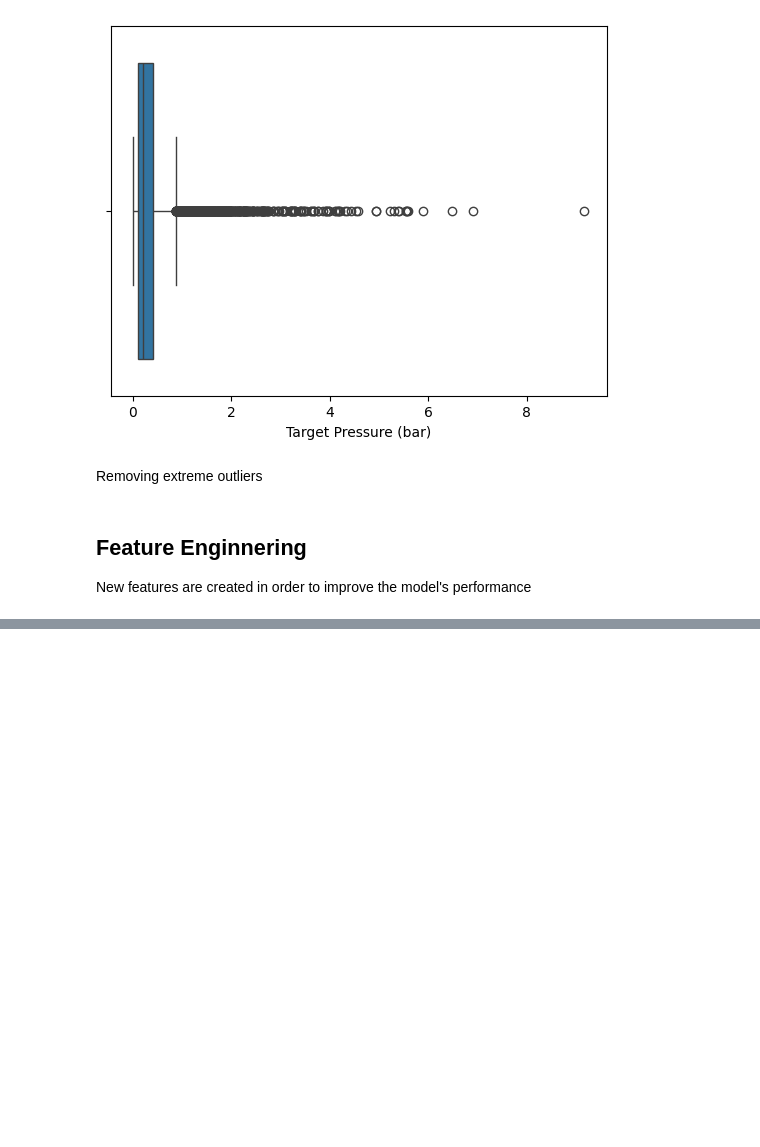
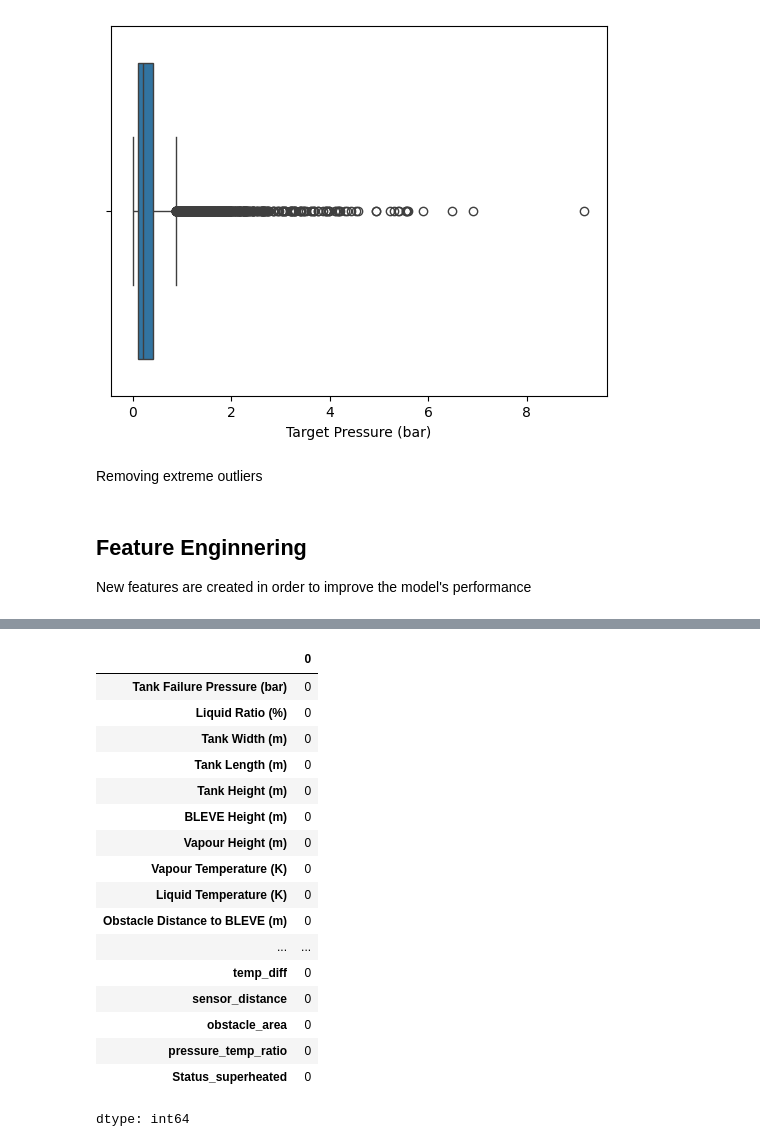
Before and after one commit to sarrinah123/ML, a Jupyter notebook: main.ipynb, the cells around one changed output, grey strips where cells are left out. Saved outputs shown, nothing was run; the diff lists cells and outputs as text; code cells hidden in the pictures; blank space fills up the shorter version.

```diff
--- a/main.ipynb
+++ b/main.ipynb
@@ -193,0 +289,3 @@ test["tank_ratio"] = test["Tank Width (m)"] / test["Tank Length (m)"]
+# %%
+train["Status"] = train["Status"].str.lower().str.strip()
+test["Status"] = test["Status"].str.lower().str.strip()
@@ -193,0 +297,14 @@ test["tank_ratio"] = test["Tank Width (m)"] / test["Tank Length (m)"]
+# %%
+train["Status"] = train["Status"].replace({
+    "subcool": "subcooled",
+    "subcoled": "subcooled",
+    "superheat": "superheated",
+    "saperheated": "superheated"
+})
+
+test["Status"] = test["Status"].replace({
+    "subcool": "subcooled",
+    "subcoled": "subcooled",
+    "superheat": "superheated",
+    "saperheated": "superheated"
+})
@@ -193,0 +315,3 @@ test["tank_ratio"] = test["Tank Width (m)"] / test["Tank Length (m)"]
+# %%
+train = pd.get_dummies(train, columns=["Status"], drop_first=True)
+test = pd.get_dummies(test, columns=["Status"], drop_first=True)
@@ -193,0 +333,21 @@ test["tank_ratio"] = test["Tank Width (m)"] / test["Tank Length (m)"]
+# %%
+train.isnull().sum()
+# %% [output]
+|  | 0 |
+| Tank Failure Pressure (bar) | 0 |
+| Liquid Ratio (%) | 0 |
+| Tank Width (m) | 0 |
+| Tank Length (m) | 0 |
+| Tank Height (m) | 0 |
+| BLEVE Height (m) | 0 |
+| Vapour Height (m) | 0 |
+| Vapour Temperature (K) | 0 |
+| Liquid Temperature (K) | 0 |
+| Obstacle Distance to BLEVE (m) | 0 |
+| ... | ... |
+| temp_diff | 0 |
+| sensor_distance | 0 |
+| obstacle_area | 0 |
+| pressure_temp_ratio | 0 |
+| Status_superheated | 0 |
+dtype: int64
```
Also changed, not shown: parts of 56 cells of this notebook.
